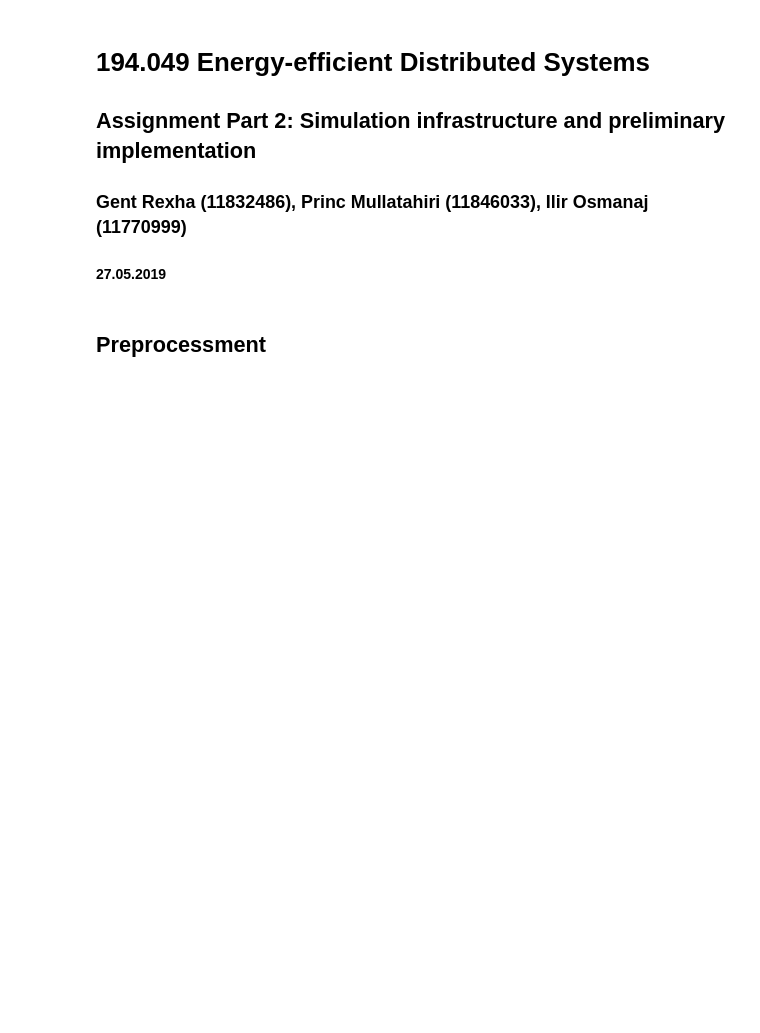
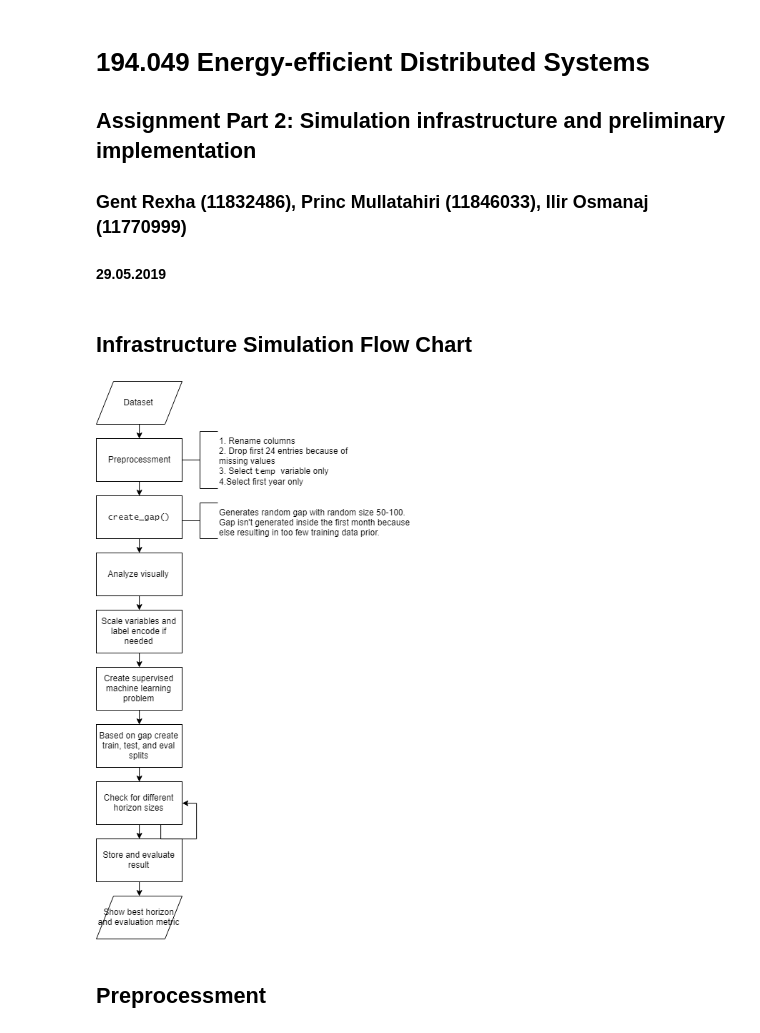
Before and after one commit to gentrexha/energy_efficient_ds, a Jupyter notebook: Assignment P2/notebooks/Assignment_P2.ipynb, the cells around one changed output. Saved outputs shown, nothing was run; the diff lists cells and outputs as text; code cells hidden in the pictures; blank space fills up the shorter version.

```diff
--- a/Assignment P2/notebooks/Assignment_P2.ipynb
+++ b/Assignment P2/notebooks/Assignment_P2.ipynb
@@ -2,7 +2,17 @@
 # 194.049 Energy-efficient Distributed Systems
 ## Assignment Part 2: Simulation infrastructure and preliminary implementation
 ### Gent Rexha (11832486), Princ Mullatahiri (11846033), Ilir Osmanaj (11770999)
-#### 27.05.2019
+#### 29.05.2019
+# %% [markdown]
+## Infrastructure Simulation Flow Chart
+# %%
+from IPython.display import Image
+from IPython.core.display import HTML
+
+PATH = "C:/Projects/University/Semester 2 Projects/Energy-efficient Distributed Systems/energy_efficient_ds/Assignment P2/images/"
+Image(filename = PATH + "Infrastructure Simulation Flow Chart.png")
+# %% [output]
+[figure, added]
 # %%
 from datetime import datetime
 from sklearn.preprocessing import LabelEncoder, MinMaxScaler
```
Also changed, not shown: parts of 11 cells of this notebook, 4 other files.
